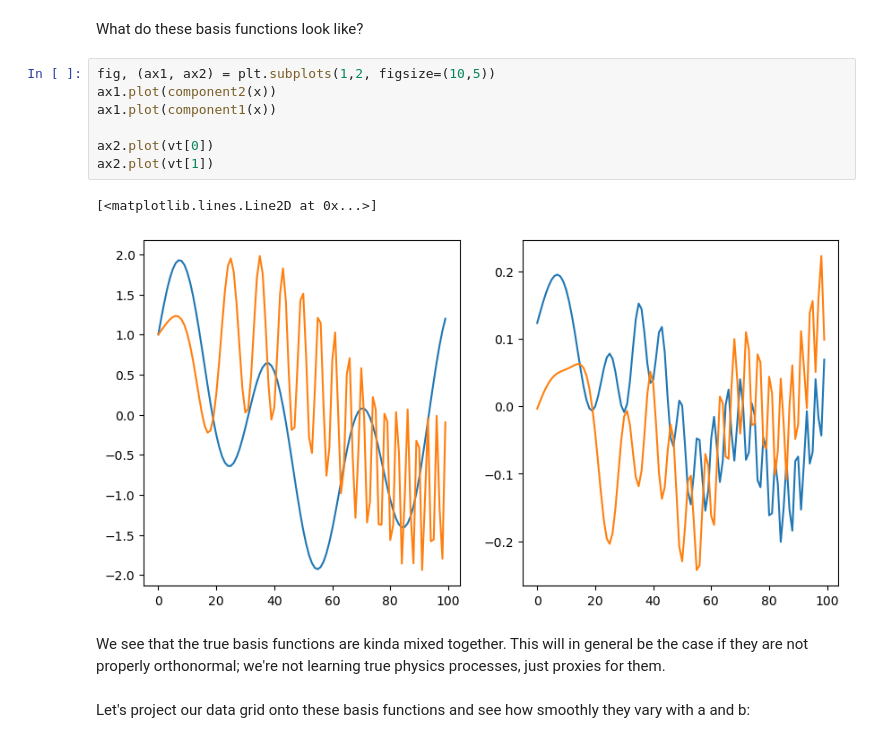
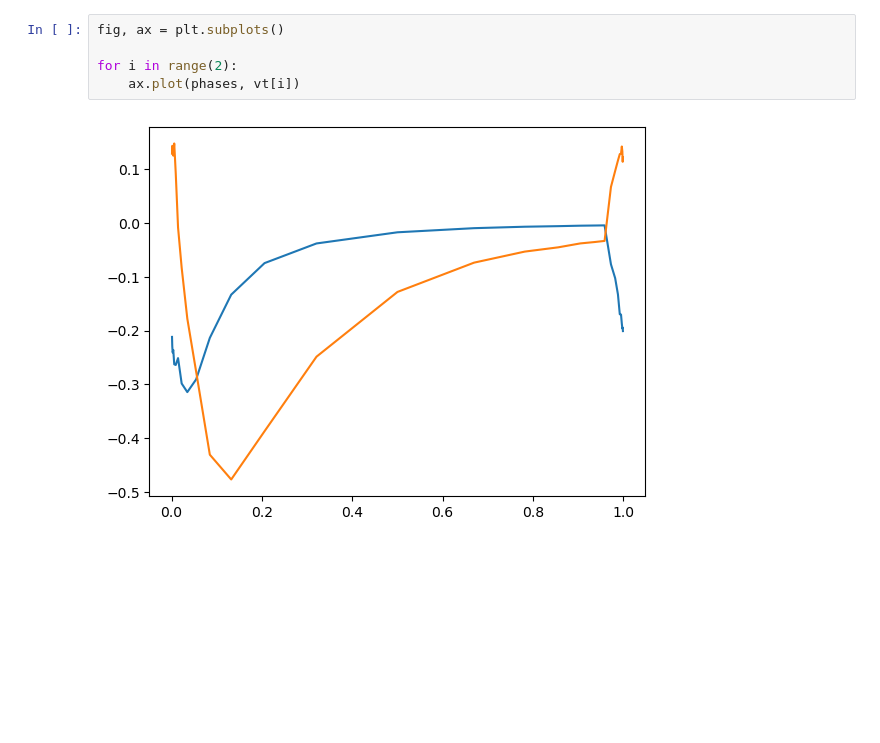
Before and after one commit to ryanwhite1/xenomorph, a Jupyter notebook: svd.ipynb, the cells around one changed output. Cells and saved outputs as stored; diff of their text form; blank space fills up the shorter version.

```diff
--- a/svd.ipynb
+++ b/svd.ipynb
@@ -48,17 +34,8 @@ plt.plot(np.log10(s),'.')
-# %% [markdown]
-What do these basis functions look like?
-# %%
-fig, (ax1, ax2) = plt.subplots(1,2, figsize=(10,5))
-ax1.plot(component2(x))
-ax1.plot(component1(x))
-
-ax2.plot(vt[0])
-ax2.plot(vt[1])
-# %% [output]
-[<matplotlib.lines.Line2D at 0x...>]
-[figure, removed]
-# %% [markdown]
-We see that the true basis functions are kinda mixed together. This will in general be the case if they are not properly orthonormal; we're not learning true physics processes, just proxies for them.
-# %% [markdown]
-Let's project our data grid onto these basis functions and see how smoothly they vary with a and b:
+# %%
+fig, ax = plt.subplots()
+
+for i in range(2):
+    ax.plot(phases, vt[i])
+# %% [output]
+[figure, added]
 # %%
```
Also changed, not shown: parts of 17 cells of this notebook, 2 other files.
